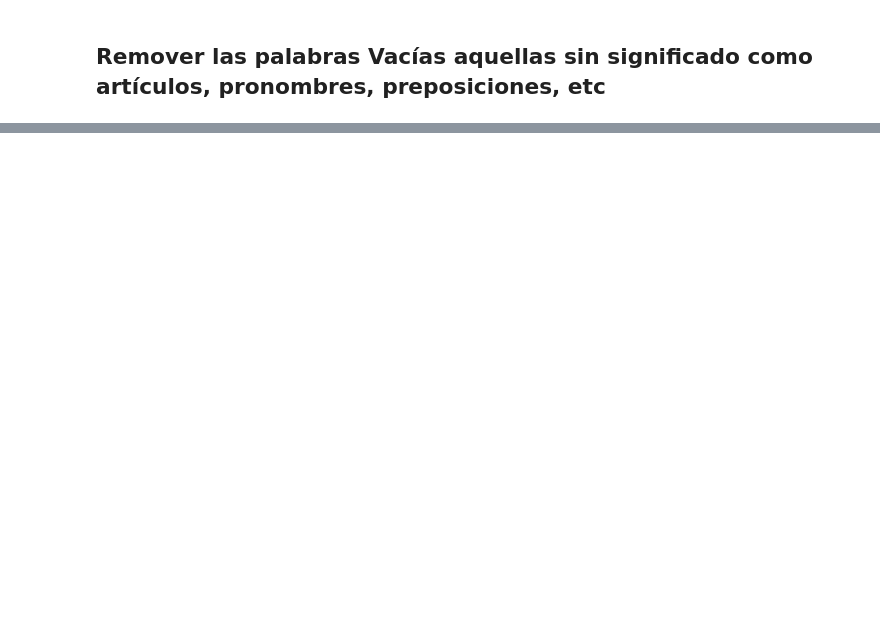
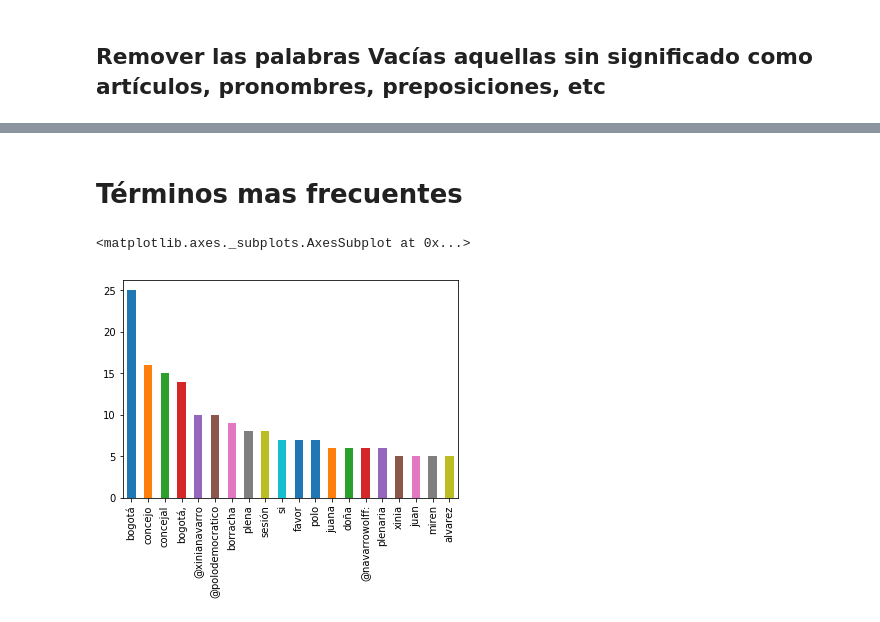
Before and after one commit to anthony12031/cienciaDatosTwitter, a Jupyter notebook: Ciencia-de-Datos-Twitter.ipynb, the cells around one changed output, grey strips where cells are left out. Drawn from its saved outputs; the diff is of its cells as text; code cells hidden in the pictures; blank space fills up the shorter version.

Commit message:
Función de analisis,cruce de busqueda,gráficos de datos

```diff
--- a/Ciencia-de-Datos-Twitter.ipynb
+++ b/Ciencia-de-Datos-Twitter.ipynb
@@ -138,7 +128,9 @@ Length: 780, dtype: int64
 # %% [markdown]
 ## Remover las palabras Vacías aquellas sin significado como artículos, pronombres, preposiciones, etc
 # %%
-palabras={'a',
+palabras={
+ 'rt',
+ 'a',
  'al',
  'algo',
  'algunas',
@@ -475,0 +446,6 @@ Length: 708, dtype: int64
+# %%
+def removerStopWords(frecuenciaPalabras):
+    frecuenciaPalabras=frecuenciaPalabras.drop(labels=palabras,errors='ignore')
+    return frecuenciaPalabras
+removerStopWords(frecuenciaPalabras)
+display(frecuenciaPalabras)
@@ -475,0 +470,11 @@ Length: 708, dtype: int64
+# %%
+def analizar_busqueda(q):
+    return removerStopWords(obtenerFrecuenciaPalabras(splitTweets(tweetsToLower(consultarTwitter(q)))))
+busqueda1=analizar_busqueda('Bogota');
+busqueda2=analizar_busqueda('galan');
+busqueda3=analizar_busqueda('navarro');
+busqueda4=analizar_busqueda('molano');
+busqueda5=analizar_busqueda('morris');
+# %%
+cruceBusqueda=pd.concat([busqueda1,busqueda2,busqueda3,busqueda4,busqueda5],join='inner')
+display(cruceBusqueda)
@@ -475,0 +499,7 @@ Length: 708, dtype: int64
+# %% [markdown]
+# Términos mas frecuentes
+# %%
+cruceBusqueda[0:20].plot(kind='bar')
+# %% [output]
+<matplotlib.axes._subplots.AxesSubplot at 0x...>
+[figure, added]
```
Also changed, not shown: parts of 13 cells of this notebook.
